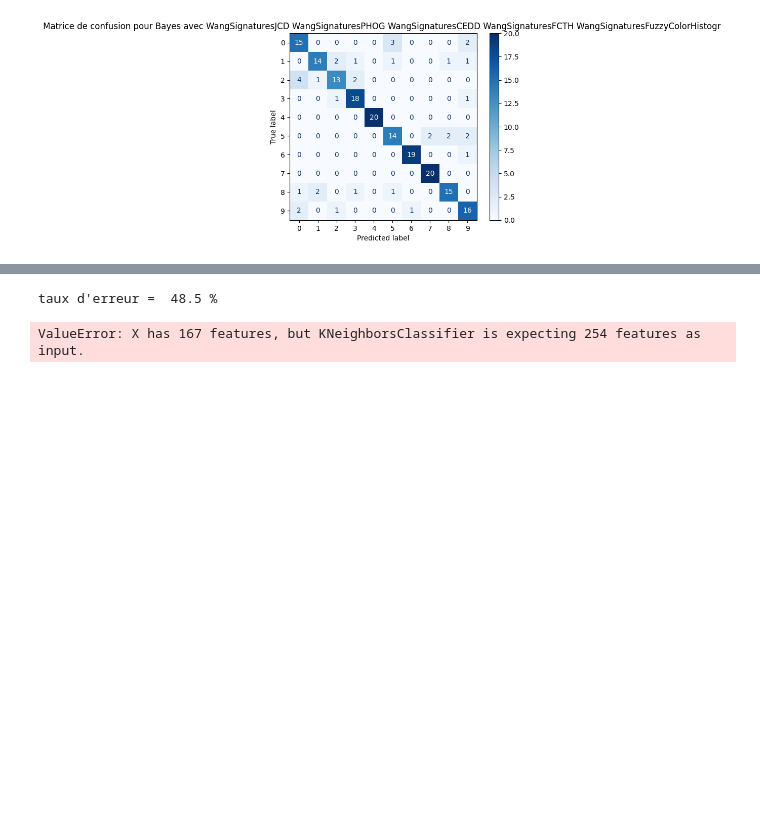
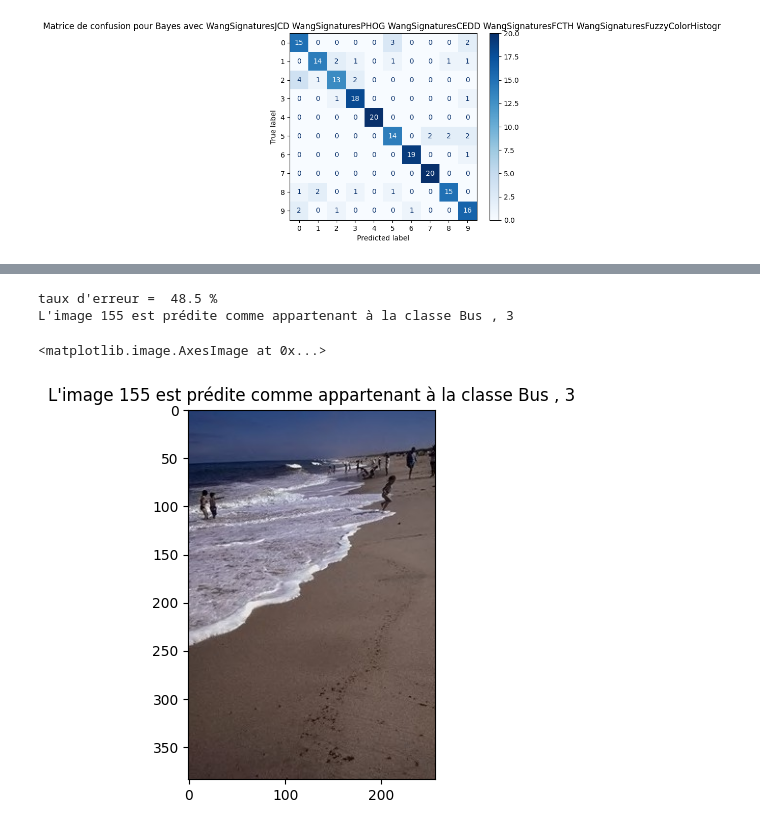
Before and after one commit to JugurthaAsma/ML, a Jupyter notebook: Projet1/src/classif.ipynb, the cells around one changed output, grey strips where cells are left out. Saved outputs shown, nothing was run; the diff lists cells and outputs as text; code cells hidden in the pictures; blank space fills up the shorter version.

```diff
--- a/Projet1/src/classif.ipynb
+++ b/Projet1/src/classif.ipynb
@@ -471,48 +478,30 @@ AttributeError: 'list' object has no attribute 'iloc'
 # %%
-# TEST
-classes = ["Jungle", "Plage", "Monuments", "Bus", "Dinosaures", "Eléphants","Fleurs", "Chevaux", "Montagne" , "Plats"]
-
-# user input an image number
+######################## TEST with image 155 , CEDD, KNN, k=5 ########################
 imageNumber = 155
-
 # user input choice descriptor ["JCD", "PHOG", "CEDD", "FCTH", "FuzzyColorHistogr"]
-descriptor = "WangSignatures" +"PHOG"
-#["JCD", "PHOG", "CEDD", "FCTH", "FuzzyColorHistogr"]:
-
-#mesure = pd.read_excel('../data/WangSignatures.xls', descriptor, index_col = 0,header=None)
-
-mesures = pd.DataFrame()
-X = (pd.read_excel('../data/WangSignatures.xls', descriptor, index_col = 0,header=None))
-mesures = pd.concat([mesures, X], axis=1)
-
-
-
+descriptor = "CEDD"
+mesure = pd.DataFrame()
+X = (pd.read_excel('../data/WangSignatures.xls', "WangSignatures" + descriptor, index_col = 0,header=None))
+mesure = pd.concat([mesure, X], axis=1)
 # user input choice model (KNN or Bayes)
-k = 5
-model = KNeighborsClassifier(n_neighbors=k)
+model = KNeighborsClassifier(n_neighbors=5)
 #model = MultinomialNB()
 
-# split dataset (train and test)
-X_train, X_test, Y_train, Y_test = train_test_split(mesures.iloc[:, 1:], label, test_size=0.2, random_state=1, stratify=label)
-
-# fit the classifier to the data
+X_train, X_test, Y_train, Y_test = train_test_split(mesure.iloc[:, 1:], label, test_size=0.2, random_state=1, stratify=label)
 model.fit(X_train, Y_train)
-
-# predict
 res = model.predict(X_test)
-
-# calculate accuracy of class predictions
 print("taux d'erreur = ", calcTauxErreur(res, Y_test) , "%")
-
 # predict the image class
 imageClass = model.predict(mesure.iloc[imageNumber, 1:].values.reshape(1, -1))
 predictionTitle = "L'image " + str(imageNumber) + " est prédite comme appartenant à la classe " + str(classes[imageClass[0]]) + " , " + str(imageClass[0])
 print(predictionTitle)
 
 # display the image
 image = mpimg.imread("../data/Wang/" + str(imageNumber) + ".jpg")
 plt.title(predictionTitle)
 plt.imshow(image)
 # %% [output]
 taux d'erreur =  48.5 %
+L'image 155 est prédite comme appartenant à la classe Bus , 3
-ValueError: X has 167 features, but KNeighborsClassifier is expecting 254 features as input.
+<matplotlib.image.AxesImage at 0x...>
+[figure, added]
```
Also changed, not shown: parts of 3 cells of this notebook.
